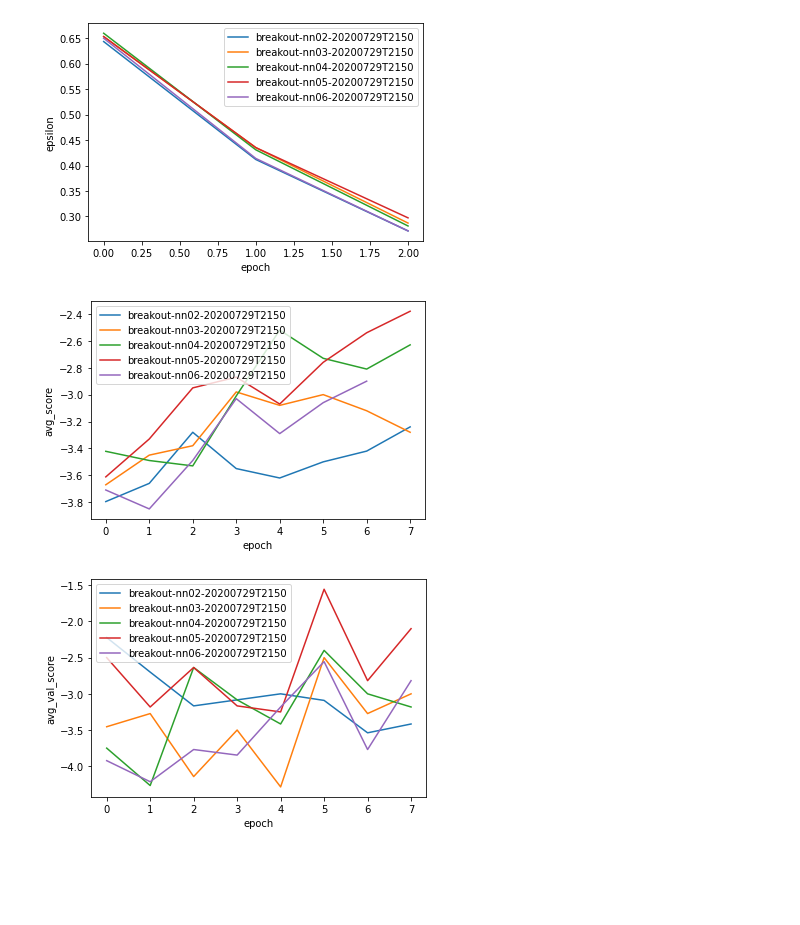
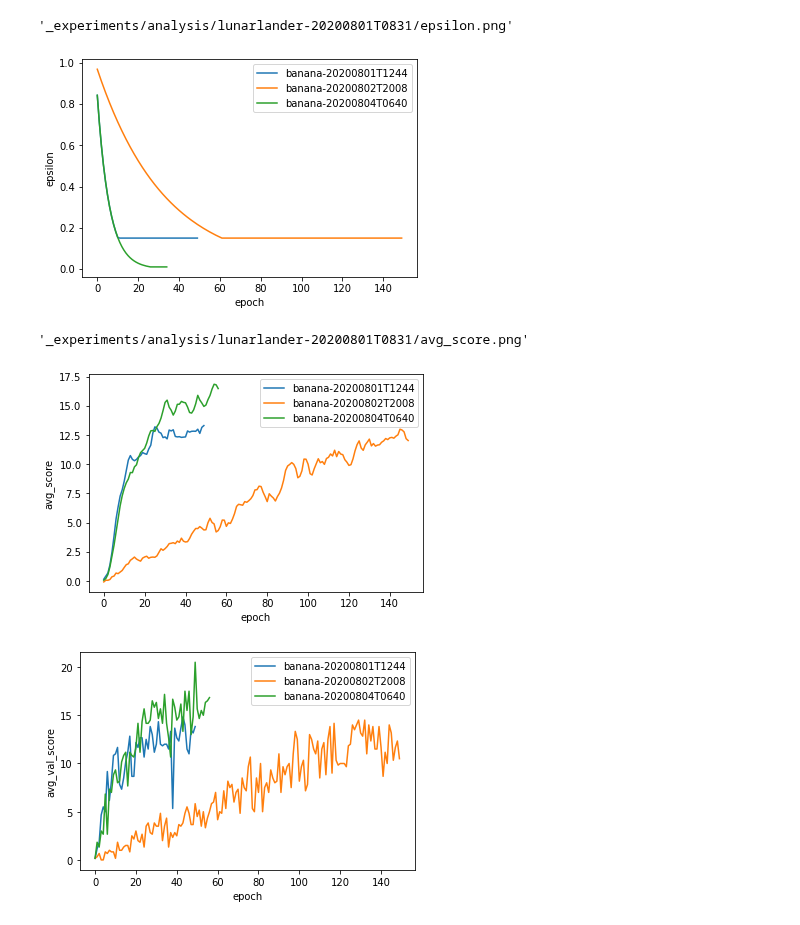
Before and after one commit to miharothl/und-drl-navigation, a Jupyter notebook: drl-analysis.ipynb, the cells around one changed output. Saved outputs shown, nothing was run; the diff lists cells and outputs as text; code cells hidden in the pictures; blank space fills up the shorter version.

Commit message:
Adds double dqn, priorotized expirience replay, sovles banana project

```diff
--- a/drl-analysis.ipynb
+++ b/drl-analysis.ipynb
@@ -127,0 +18,13 @@ experiments = [
+# %%
+experiments = [
+'_experiments/train/banana-20200801T1244',
+# '_experiments/train/banana-20200802T0843',
+# '_experiments/train/banana-20200802T0938',
+# '_experiments/train/banana-20200802T1009',
+# '_experiments/train/banana-20200802T1208',
+#     '_experiments/train/banana-20200802T1751',
+    '_experiments/train/banana-20200802T2008',
+    '_experiments/train/banana-20200804T0640',
+
+
+]
@@ -128,12 +43,14 @@ experiments = [
 # %%
-analyzer.compare_train_epoch_cols(experiments, 'epsilon', True)
+analyzer.compare_train_epoch_cols(experiments, 'epsilon', False)
 # %% [output]
+'_experiments/analysis/lunarlander-20200801T0831/epsilon.png'
-[figure, old version]
+[figure, new version]
 # %%
-analyzer.compare_train_epoch_cols(experiments, 'avg_score', True)
+analyzer.compare_train_epoch_cols(experiments, 'avg_score', False)
 # %% [output]
+'_experiments/analysis/lunarlander-20200801T0831/avg_score.png'
-[figure, old version]
+[figure, new version]
 # %%
 analyzer.compare_train_epoch_cols(experiments, 'avg_val_score', True)
 # %% [output]
-[figure, old version]
+[figure, new version]
```
Also changed, not shown: parts of 13 cells of this notebook, 11 other files.
